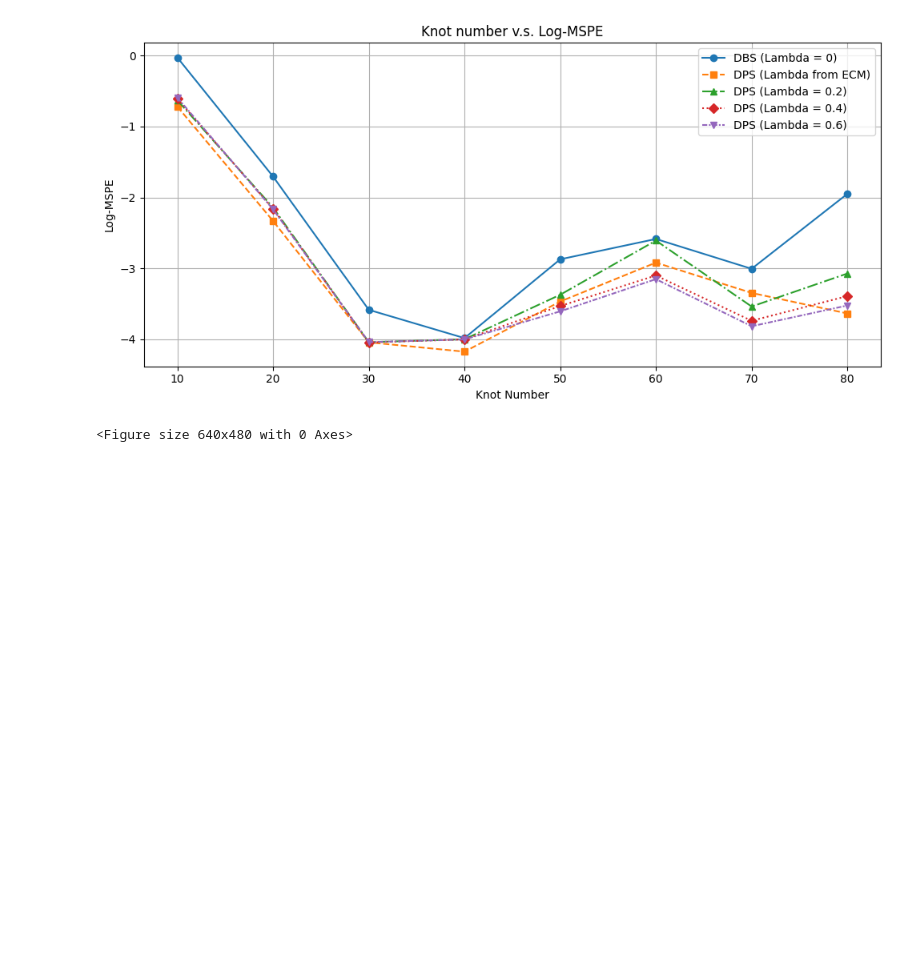
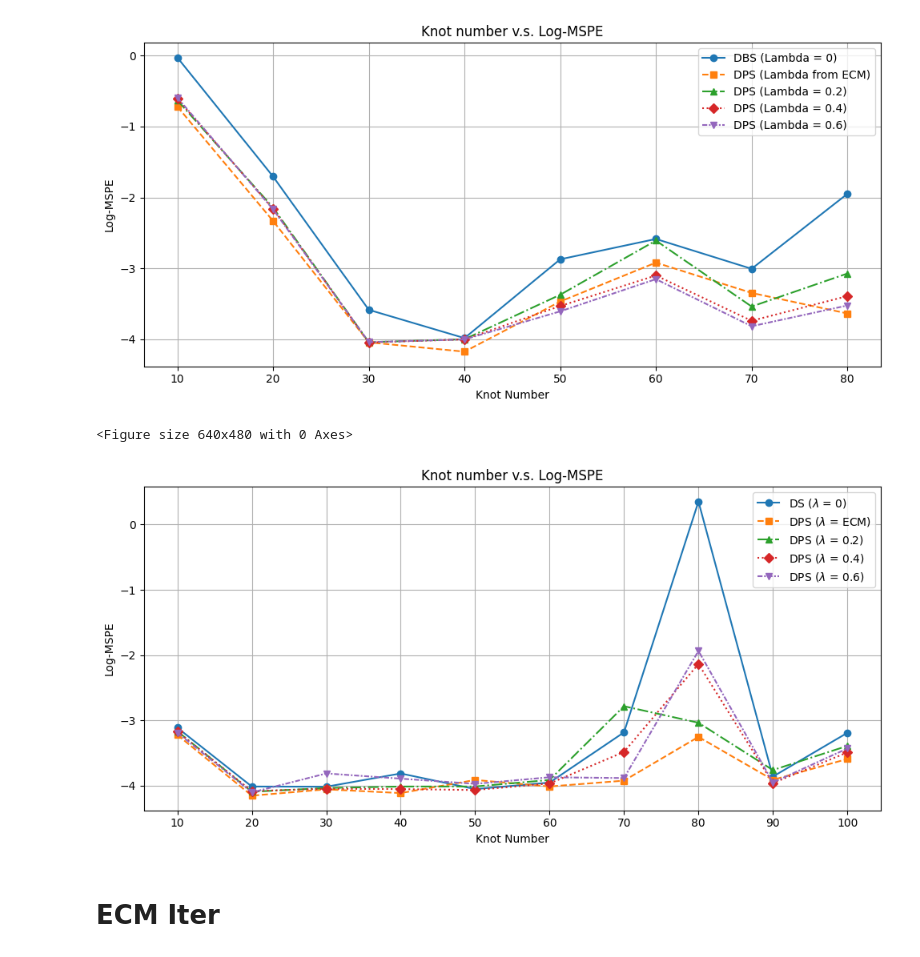
Before and after one commit to ythung85/DPSpline, a Jupyter notebook: demo_simulation/Double_Descent_Check.ipynb, the cells around one changed output. Saved outputs shown, nothing was run; the diff lists cells and outputs as text; code cells hidden in the pictures; blank space fills up the shorter version.

Commit message:
Double_Descent

```diff
--- a/demo_simulation/Double_Descent_Check.ipynb
+++ b/demo_simulation/Double_Descent_Check.ipynb
@@ -553,3 +536,44 @@ plt.savefig('Double-decent-comp2.png')
 # %% [output]
 [figure]
 <Figure size 640x480 with 0 Axes>
+# %%
+
+
+import matplotlib.pyplot as plt
+from matplotlib import cm
+
+knot_list = [10, 20, 30, 40, 50, 60, 70, 80, 90, 100]
+
+plt.figure(figsize=(10,5))
+
+LDBS = [-3.112, -4.012, -4.015, -3.812, -4.0513, -3.9513, -3.182, 0.352, -3.86, -3.19]
+LDPS = [-3.222, -4.152, -4.055, -4.112, -3.9113, -4.0113, -3.922, -3.252, -3.91, -3.59]
+Llm2 = [-3.165, -4.092, -4.035, -4.012, -4.0113, -3.9113, -2.782, -3.0352, -3.76, -3.39]
+Llm4 = [-3.172, -4.082, -4.045, -4.0512, -4.0653, -3.965, -3.482, -2.1352, -3.96, -3.49]
+Llm6 = [-3.188, -4.102, -3.8115, -3.8912, -3.97083, -3.87, -3.882, -1.9352, -3.95, -3.43]
+
+
+y = [LDBS, LDPS, Llm2, Llm4, Llm6]
+name = ['DS ($\lambda$ = 0)', 'DPS ($\lambda$ = ECM)', 'DPS ($\lambda$ = 0.2)', 'DPS ($\lambda$ = 0.4)', 'DPS ($\lambda$ = 0.6)']
+# Define styles
+colors = plt.get_cmap('tab10').colors
+linestyles = ['-', '--', '-.', ':', (0, (3, 1, 1, 1))]
+markers = ['o', 's', '^', 'D', 'v']
+
+# Plotting
+for i in range(5):
+    plt.plot(knot_list, y[i], color=colors[i], linestyle=linestyles[i],
+             marker=markers[i], label=name[i])
+
+plt.xticks(knot_list, np.arange(1, 11)*10, rotation ='horizontal')
+plt.xlabel('Knot Number')
+plt.ylabel('Log-MSPE')
+plt.title('Knot number v.s. Log-MSPE')
+plt.legend()
+plt.grid(True)
+plt.tight_layout()
+plt.savefig('Double-decent-comp.png')
+# %% [output]
+[figure, added]
+# %% [markdown]
+# ECM Iter
```
Also changed, not shown: parts of 9 cells of this notebook, 21 other files.
